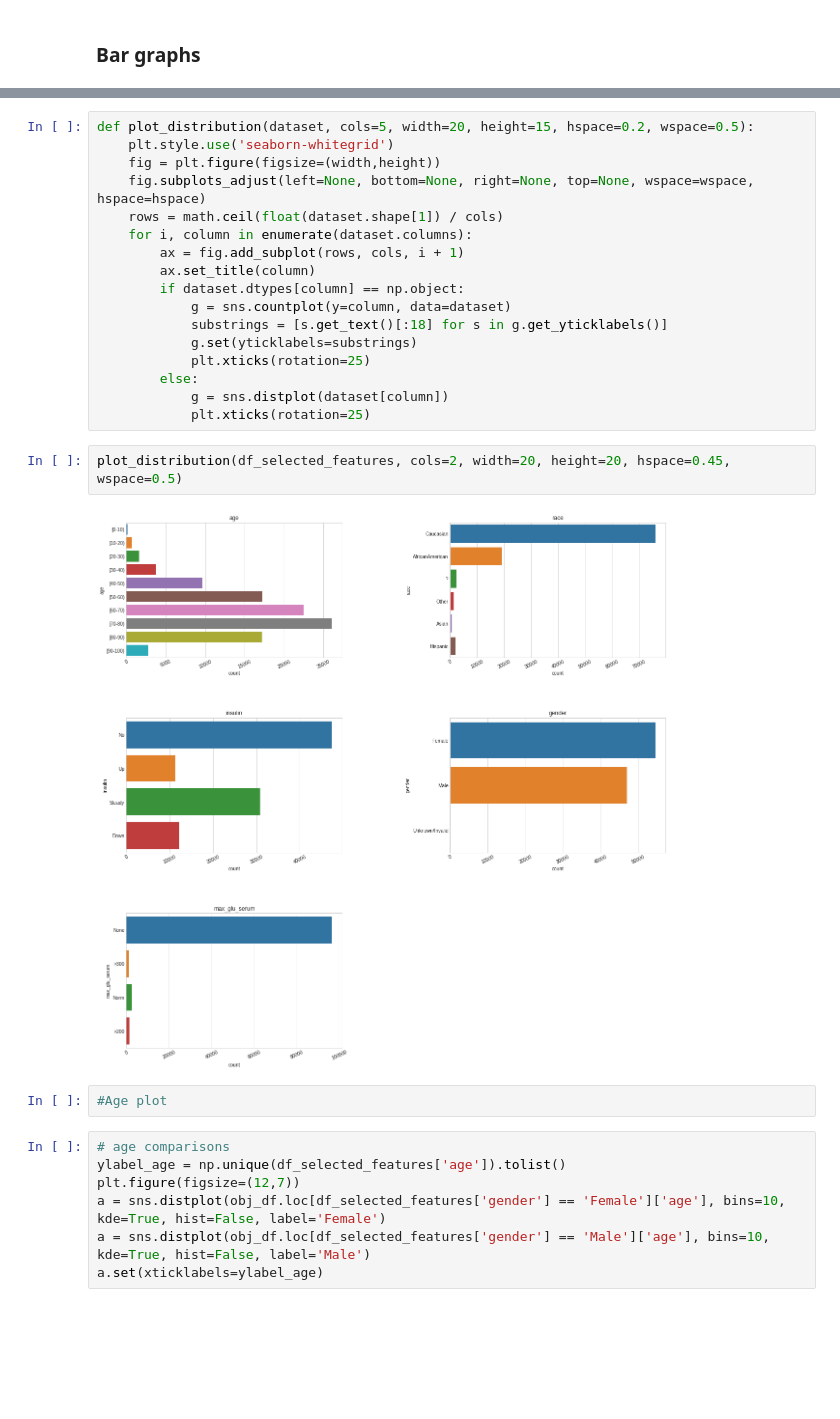
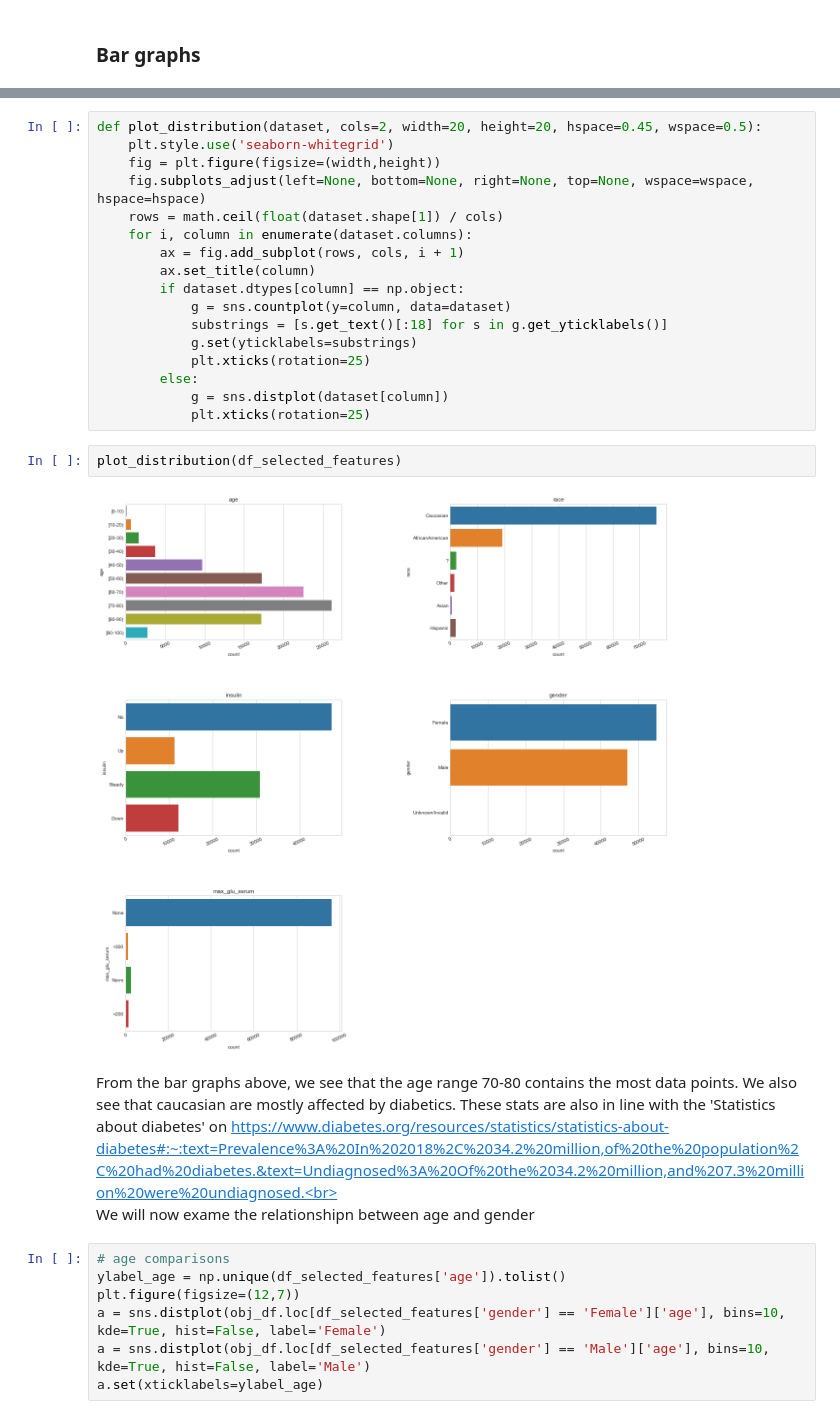
Before and after one commit to Skhu47/DVE, a Jupyter notebook: Diabetic_Data.ipynb, the cells around one changed output, grey strips where cells are left out. Drawn from its saved outputs; the diff is of its cells as text; blank space fills up the shorter version.

```diff
--- a/Diabetic_Data.ipynb
+++ b/Diabetic_Data.ipynb
@@ -129,5 +502,5 @@ plt.show()
 # %%
-def plot_distribution(dataset, cols=5, width=20, height=15, hspace=0.2, wspace=0.5):
+def plot_distribution(dataset, cols=2, width=20, height=20, hspace=0.45, wspace=0.5):
     plt.style.use('seaborn-whitegrid')
     fig = plt.figure(figsize=(width,height))
     fig.subplots_adjust(left=None, bottom=None, right=None, top=None, wspace=wspace, hspace=hspace)
@@ -143,12 +516,13 @@ def plot_distribution(dataset, cols=5, width=20, height=15, hspace=0.2, wspace=0
         else:
             g = sns.distplot(dataset[column])
             plt.xticks(rotation=25)
-# %%
-plot_distribution(df_selected_features, cols=2, width=20, height=20, hspace=0.45, wspace=0.5)
-# %% [output]
-[figure, removed]
-# %%
-#Age plot
+# %%
+plot_distribution(df_selected_features)
+# %% [output]
+[figure, added]
+# %% [markdown]
+From the bar graphs above, we see that the age range 70-80 contains the most data points. We also see that caucasian are mostly affected by diabetics. These stats are also in line with the 'Statistics about diabetes' on https://www.diabetes.org/resources/statistics/statistics-about-diabetes#:~:text=Prevalence%3A%20In%202018%2C%2034.2%20million,of%20the%20population%2C%20had%20diabetes.&text=Undiagnosed%3A%20Of%20the%2034.2%20million,and%207.3%20million%20were%20undiagnosed.<br><br>
+We will now exame the relationshipn between age and gender
 # %%
 # age comparisons
 ylabel_age = np.unique(df_selected_features['age']).tolist()
```
Also changed, not shown: parts of 36 cells of this notebook.
